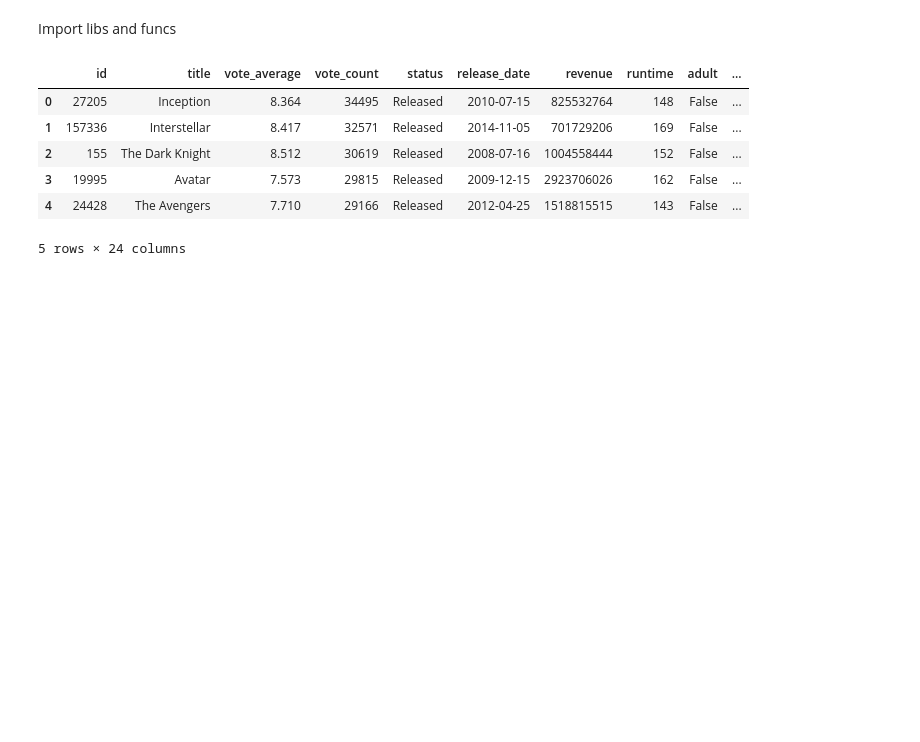
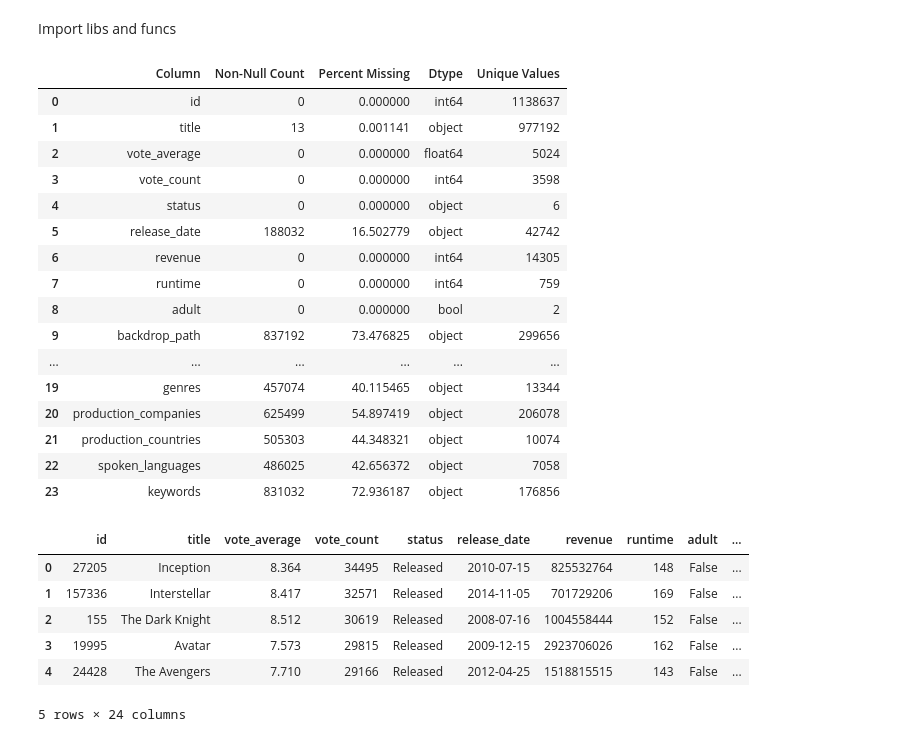
Before and after one commit to osman-tkdmr/Movie-Recommendation-System, a Jupyter notebook: notebooks/preprocessing.ipynb, the cells around one changed output. Saved outputs shown, nothing was run; the diff lists cells and outputs as text; code cells hidden in the pictures; blank space fills up the shorter version.

```diff
--- a/notebooks/preprocessing.ipynb
+++ b/notebooks/preprocessing.ipynb
@@ -255 +511,33 @@ class EDA:
+# %%
+data = pd.read_csv('../data/raw/TMDB_movie_dataset_v11.csv')
+# %%
+def custom_info(df):
+    info_df = pd.DataFrame({
+        'Column': df.columns,
+        'Non-Null Count': df.isnull().sum().values,
+        'Percent Missing': (df.isnull().sum() / len(df) * 100).values,
+        'Dtype': df.dtypes.values,
+        'Unique Values': df.nunique().values
+    })
+    return info_df
+# %%
+custom_info(data)
+# %% [output]
+|  | Column | Non-Null Count | Percent Missing | Dtype | Unique Values |
+| 0 | id | 0 | 0.000000 | int64 | 1138637 |
+| 1 | title | 13 | 0.001141 | object | 977192 |
+| 2 | vote_average | 0 | 0.000000 | float64 | 5024 |
+| 3 | vote_count | 0 | 0.000000 | int64 | 3598 |
+| 4 | status | 0 | 0.000000 | object | 6 |
+| 5 | release_date | 188032 | 16.502779 | object | 42742 |
+| 6 | revenue | 0 | 0.000000 | int64 | 14305 |
+| 7 | runtime | 0 | 0.000000 | int64 | 759 |
+| 8 | adult | 0 | 0.000000 | bool | 2 |
+| 9 | backdrop_path | 837192 | 73.476825 | object | 299656 |
+| ... | ... | ... | ... | ... | ... |
+| 19 | genres | 457074 | 40.115465 | object | 13344 |
+| 20 | production_companies | 625499 | 54.897419 | object | 206078 |
+| 21 | production_countries | 505303 | 44.348321 | object | 10074 |
+| 22 | spoken_languages | 486025 | 42.656372 | object | 7058 |
+| 23 | keywords | 831032 | 72.936187 | object | 176856 |
 # %%
```
Also changed, not shown: parts of 4 cells of this notebook, 6 other files.
